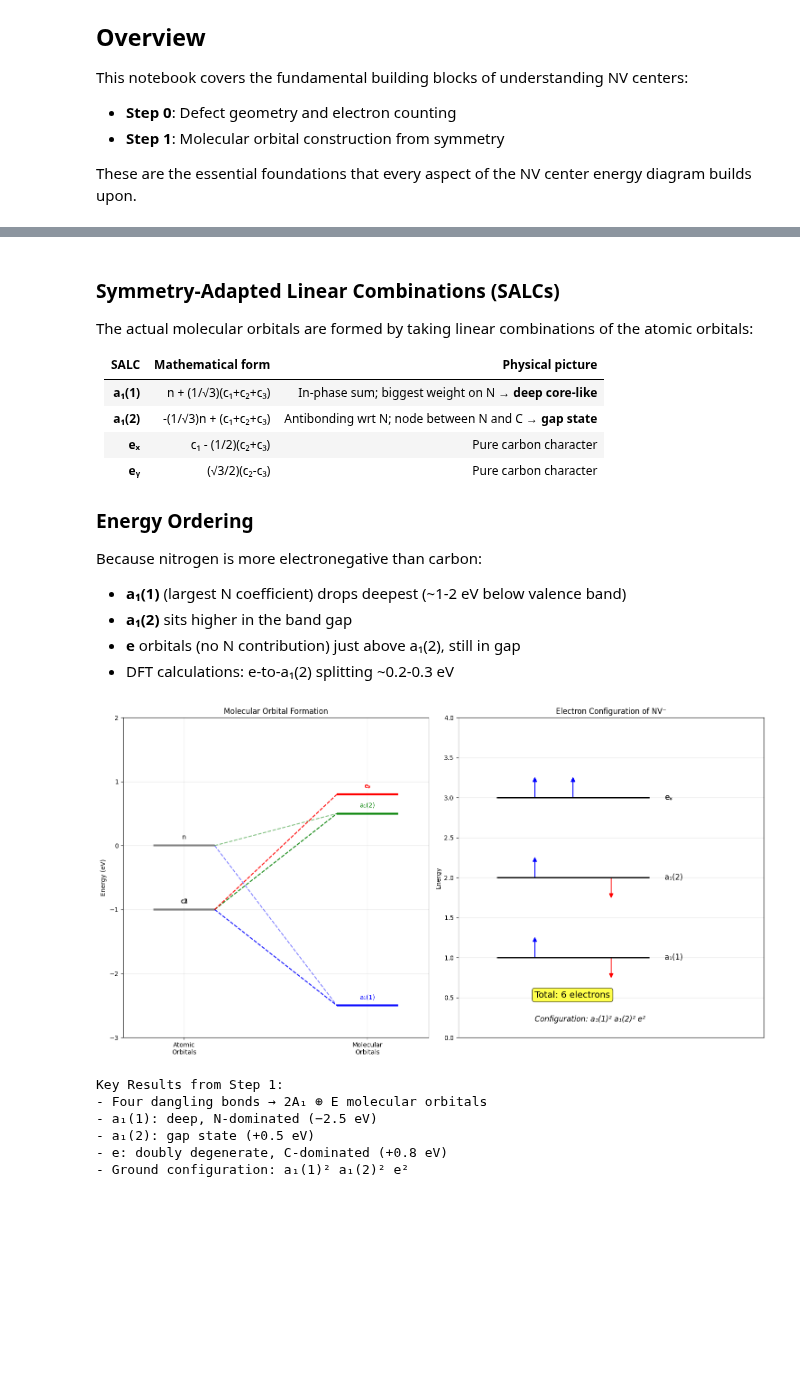
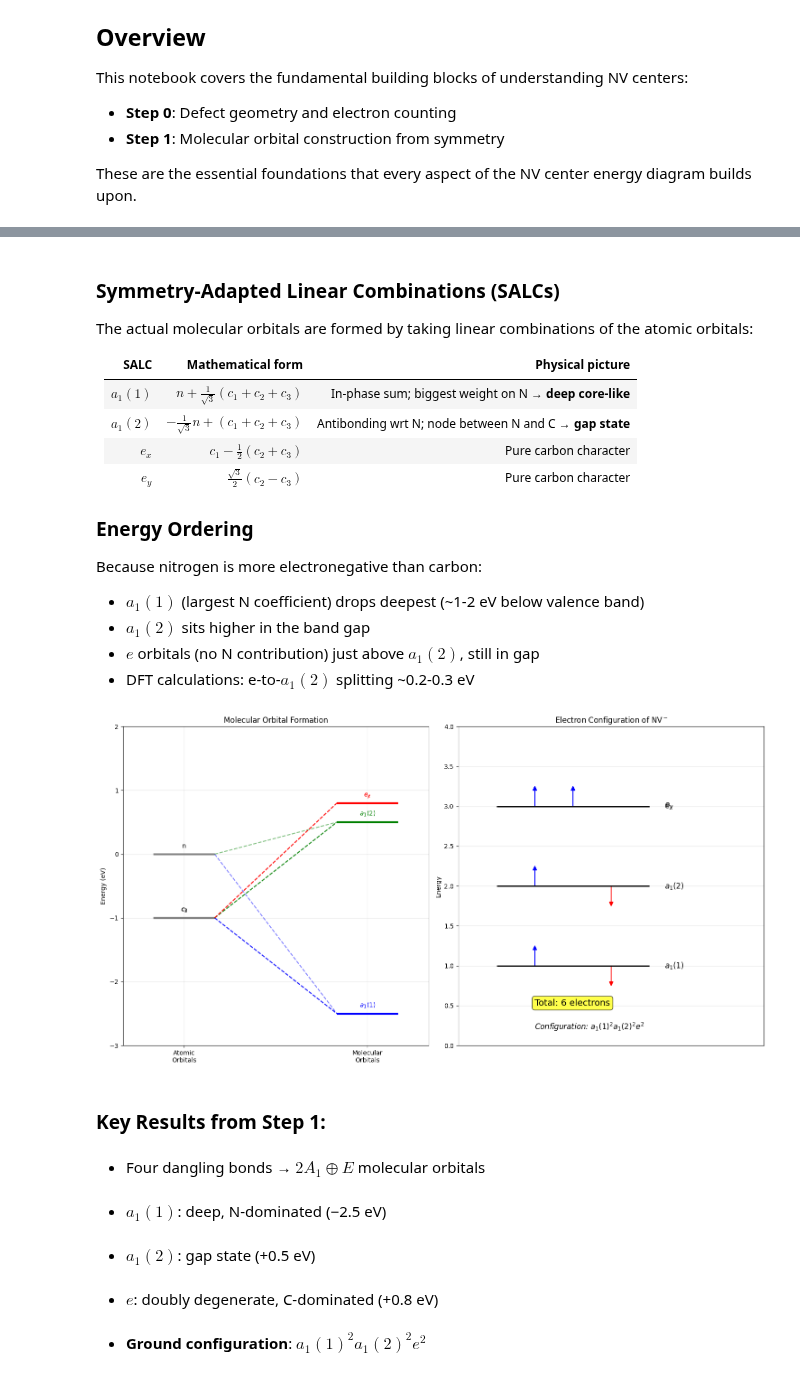
Before and after one commit to E-zClap/nv-center-notebook, a Jupyter notebook: energy_diagram/nv_01_center_fundamentals.ipynb, the cells around one changed output, grey strips where cells are left out. Cells and saved outputs as stored; diff of their text form; code cells hidden in the pictures; blank space fills up the shorter version.

```diff
--- a/energy_diagram/nv_01_center_fundamentals.ipynb
+++ b/energy_diagram/nv_01_center_fundamentals.ipynb
@@ -262,34 +428,36 @@ The actual molecular orbitals are formed by taking linear combinations of the at
 
 | SALC | Mathematical form | Physical picture |
 |------|------------------|------------------|
-| **a₁(1)** | n + (1/√3)(c₁+c₂+c₃) | In-phase sum; biggest weight on N → **deep core-like** |
-| **a₁(2)** | -(1/√3)n + (c₁+c₂+c₃) | Antibonding wrt N; node between N and C → **gap state** |
-| **eₓ** | c₁ - (1/2)(c₂+c₃) | Pure carbon character |
-| **eᵧ** | (√3/2)(c₂-c₃) | Pure carbon character |
+| **$a_1(1)$** | $n + \frac{1}{\sqrt{3}}(c_1+c_2+c_3)$ | In-phase sum; biggest weight on N → **deep core-like** |
+| **$a_1(2)$** | $-\frac{1}{\sqrt{3}}n + (c_1+c_2+c_3)$ | Antibonding wrt N; node between N and C → **gap state** |
+| **$e_x$** | $c_1 - \frac{1}{2}(c_2+c_3)$ | Pure carbon character |
+| **$e_y$** | $\frac{\sqrt{3}}{2}(c_2-c_3)$ | Pure carbon character |
 
 ### Energy Ordering
 
 Because nitrogen is more electronegative than carbon:
-- **a₁(1)** (largest N coefficient) drops deepest (~1-2 eV below valence band)
-- **a₁(2)** sits higher in the band gap
-- **e** orbitals (no N contribution) just above a₁(2), still in gap
-- DFT calculations: e-to-a₁(2) splitting ~0.2-0.3 eV
+- **$a_1(1)$** (largest N coefficient) drops deepest (~1-2 eV below valence band)
+- **$a_1(2)$** sits higher in the band gap
+- **$e$** orbitals (no N contribution) just above $a_1(2)$, still in gap
+- DFT calculations: e-to-$a_1(2)$ splitting ~0.2-0.3 eV
 # %%
 # Visualize the molecular orbital energy levels
+import matplotlib.pyplot as plt
+
 fig, (ax1, ax2) = plt.subplots(1, 2, figsize=(15, 8))
 
 # Left plot: Orbital formation scheme
 # Atomic orbitals on left, molecular orbitals on right
 atomic_levels = [-1, -1, -1, 0]  # c1, c2, c3, n (relative energies)
 mo_levels = [-2.5, 0.5, 0.8, 0.8]  # a1(1), a1(2), ex, ey
-mo_labels = ['a₁(1)', 'a₁(2)', 'eₓ', 'eᵧ']
+mo_labels = ['$a_1(1)$', '$a_1(2)$', '$e_x$', '$e_y$']
 mo_colors = ['blue', 'green', 'red', 'red']
 
 # Draw atomic orbitals
 for i, level in enumerate(atomic_levels):
     ax1.hlines(level, 0, 1, colors='gray', linewidth=3)
     if i < 3:
-        ax1.text(0.5, level + 0.1, f'c{i+1}', ha='center', fontsize=10)
+        ax1.text(0.5, level + 0.1, f'$c_{i+1}$', ha='center', fontsize=10)
     else:
         ax1.text(0.5, level + 0.1, 'n', ha='center', fontsize=10)
 
@@ -323,53 +491,57 @@ ax1.grid(True, alpha=0.3)
 # Right plot: Electron filling
 # Show how 6 electrons fill the MOs
 energy_levels = [0.8, 0.8, 0.5, -2.5]  # ex, ey, a1(2), a1(1)
-level_labels = ['eᵧ', 'eₓ', 'a₁(2)', 'a₁(1)']
+level_labels = ['$e_y$', '$e_x$', '$a_1(2)$', '$a_1(1)$']
 degeneracies = [1, 1, 1, 1]
 occupations = [1, 1, 2, 2]  # electrons in each orbital
 
 y_positions = [3, 3, 2, 1]  # vertical positions for drawing
 
 for i, (energy, label, occ, y_pos) in enumerate(zip(energy_levels, level_labels, occupations, y_positions)):
     # Draw orbital line
     ax2.hlines(y_pos, 0, 2, colors='black', linewidth=2)
     ax2.text(2.2, y_pos, label, va='center', fontsize=12)
 
     # Draw electrons as arrows
     if occ >= 1:
         ax2.arrow(0.5, y_pos, 0, 0.2, head_width=0.05, head_length=0.05, fc='blue', ec='blue')
     if occ == 2:
         ax2.arrow(1.5, y_pos, 0, -0.2, head_width=0.05, head_length=0.05, fc='red', ec='red')
     elif occ == 1 and i < 2:  # e orbitals with single electrons
         ax2.arrow(1.0, y_pos, 0, 0.2, head_width=0.05, head_length=0.05, fc='blue', ec='blue')
 
 # Add electron count
 ax2.text(0.5, 0.5, 'Total: 6 electrons', fontsize=14, bbox=dict(boxstyle='round', facecolor='yellow', alpha=0.7))
-ax2.text(0.5, 0.2, 'Configuration: a₁(1)² a₁(2)² e²', fontsize=12, style='italic')
+ax2.text(0.5, 0.2, 'Configuration: $a_1(1)^2 a_1(2)^2 e^2$', fontsize=12, style='italic')
 
 ax2.set_xlim(-0.5, 3.5)
 ax2.set_ylim(0, 4)
 ax2.set_ylabel('Energy')
-ax2.set_title('Electron Configuration of NV⁻')
+ax2.set_title('Electron Configuration of NV$^-$')
 ax2.set_xticks([])
 ax2.grid(True, alpha=0.3)
 
 plt.tight_layout()
 plt.show()
 
-print("\nKey Results from Step 1:")
-print("- Four dangling bonds → 2A₁ ⊕ E molecular orbitals")
-print("- a₁(1): deep, N-dominated (−2.5 eV)")
-print("- a₁(2): gap state (+0.5 eV)")
-print("- e: doubly degenerate, C-dominated (+0.8 eV)")
-print("- Ground configuration: a₁(1)² a₁(2)² e²")
+# Use proper LaTeX rendering for output
+from IPython.display import display, Markdown, Math
+
+display(Markdown("\n### Key Results from Step 1:"))
+display(Markdown("- Four dangling bonds → $2A_1 \\oplus E$ molecular orbitals"))
+display(Markdown("- $a_1(1)$: deep, N-dominated (−2.5 eV)"))
+display(Markdown("- $a_1(2)$: gap state (+0.5 eV)"))
+display(Markdown("- $e$: doubly degenerate, C-dominated (+0.8 eV)"))
+display(Markdown("- **Ground configuration**: $a_1(1)^2 a_1(2)^2 e^2$"))
 # %% [output]
-[figure, old version]
+[figure, new version]
-Key Results from Step 1:
-- Four dangling bonds → 2A₁ ⊕ E molecular orbitals
-- a₁(1): deep, N-dominated (−2.5 eV)
-- a₁(2): gap state (+0.5 eV)
-- e: doubly degenerate, C-dominated (+0.8 eV)
-- Ground configuration: a₁(1)² a₁(2)² e²
+
+### Key Results from Step 1:
+- Four dangling bonds → $2A_1 \oplus E$ molecular orbitals
+- $a_1(1)$: deep, N-dominated (−2.5 eV)
+- $a_1(2)$: gap state (+0.5 eV)
+- $e$: doubly degenerate, C-dominated (+0.8 eV)
+- **Ground configuration**: $a_1(1)^2 a_1(2)^2 e^2$
 # %% [markdown]
 ## Summary and Checkpoint
 
```
Also changed, not shown: parts of 9 cells of this notebook.
